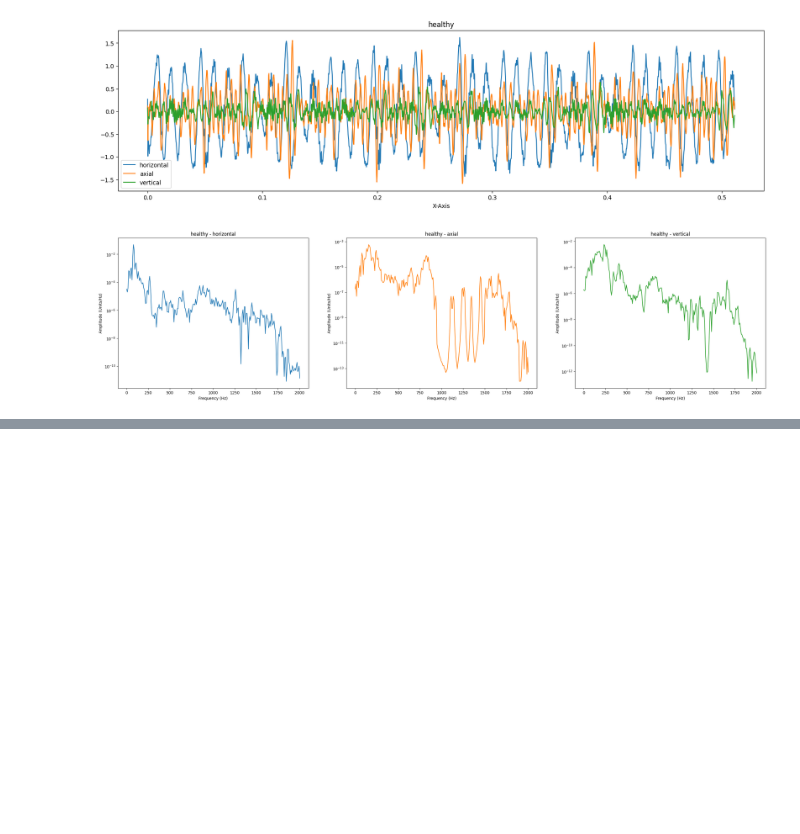
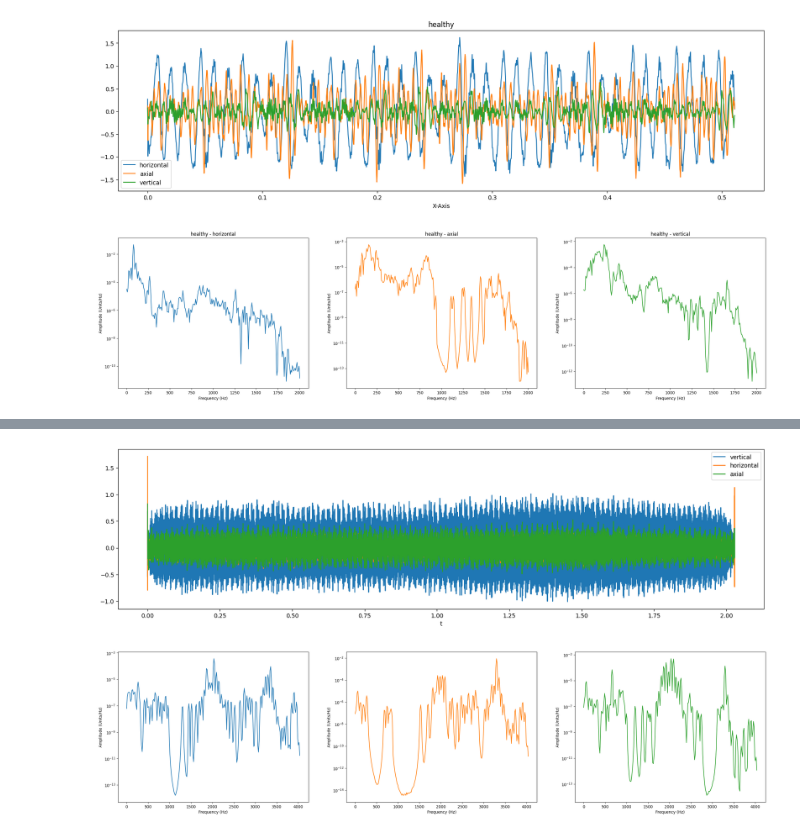
Before and after one commit to pyKuga/TRACTIAN, a Jupyter notebook: part3.ipynb, the cells around one changed output, grey strips where cells are left out. Drawn from its saved outputs; the diff is of its cells as text; code cells hidden in the pictures; blank space fills up the shorter version.

```diff
--- a/part3.ipynb
+++ b/part3.ipynb
@@ -263,17 +256,17 @@ class LoosenessModel:
 
         return self.Model.predict_proba(Adequation)[:,1]
 # %%
-fig = plt.figure(figsize=(8, 6))
-ax = fig.add_subplot(111, projection="3d")
+# fig = plt.figure(figsize=(8, 6))
+# ax = fig.add_subplot(111, projection="3d")
 
-# Mapear cores pelas classes previstas
-colors = {"healthy": "blue", "structural_looseness": "red"}
-ax.scatter(X["Eh"], X["Ev"], X["Ea"],
-           c=[colors[label] for label in y],
-           marker="o", s=20, edgecolor="k")
+# # Mapear cores pelas classes previstas
+# colors = {"healthy": "blue", "structural_looseness": "red"}
+# ax.scatter(X["Eh"], X["Ev"], X["Ea"],
+#            c=[colors[label] for label in y],
+#            marker="o", s=20, edgecolor="k")
 
-ax.set_xlabel("Eh")
-ax.set_ylabel("Ev")
-ax.set_zlabel("Ea")
-ax.view_init(elev=90, azim=50)
-#ax.set_title(f"k-NN classification (k={10}, weights='{weights}')")
+# ax.set_xlabel("Eh")
+# ax.set_ylabel("Ev")
+# ax.set_zlabel("Ea")
+# ax.view_init(elev=45, azim=90)
+# #ax.set_title(f"k-NN classification (k={10}, weights='{weights}')")
@@ -323,0 +315,20 @@ test_metadata
+# %%
+i = 0
+w = 512
+data = testDataDict[test_metadata["sample_id"][i]]
+
+data.plot(figsize=(20,5))
+#plt.title(metadata["condition"][i])
+
+f,Ph, Pv, Pa  = GenerateWelch(data,nperseg=w,overlap_factor=0.5)
+P_g = np.array([Ph, Pv, Pa])
+
+fig, axs = plt.subplots(1, 3, figsize=(30, 7))
+for j, ax in enumerate(axs):
+    ax.semilogy(f, P_g[j], color='C'+str(j))
+    #ax.set_title(metadata["condition"][i] + " - " + data.columns[j])
+    ax.set_xlabel('Frequency (Hz)')
+    ax.set_ylabel('Amplitude (Units/Hz)')
+# %% [output]
+[figure, added]
+[figure, added]
```
Also changed, not shown: parts of 12 cells of this notebook, 1 other file.
